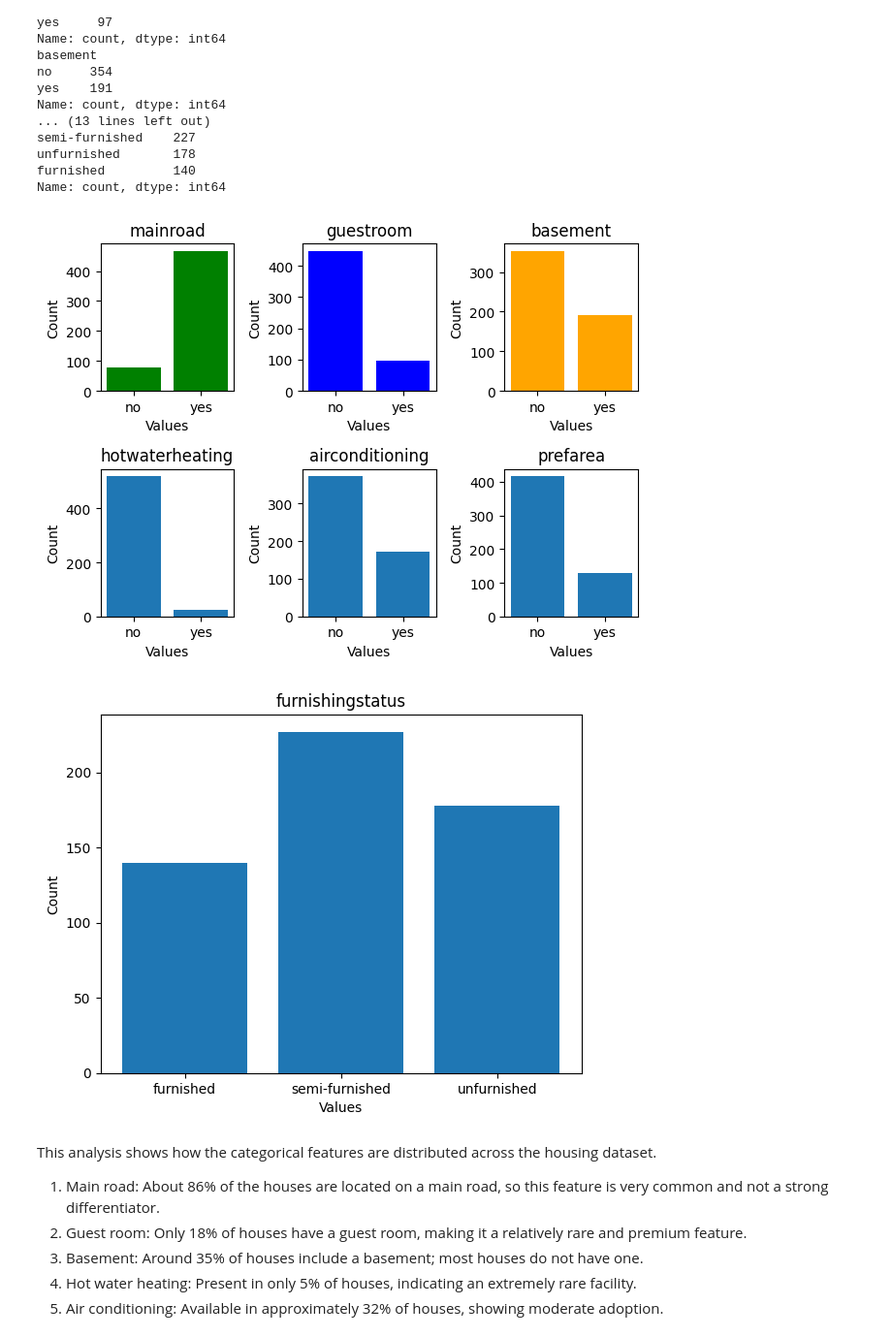
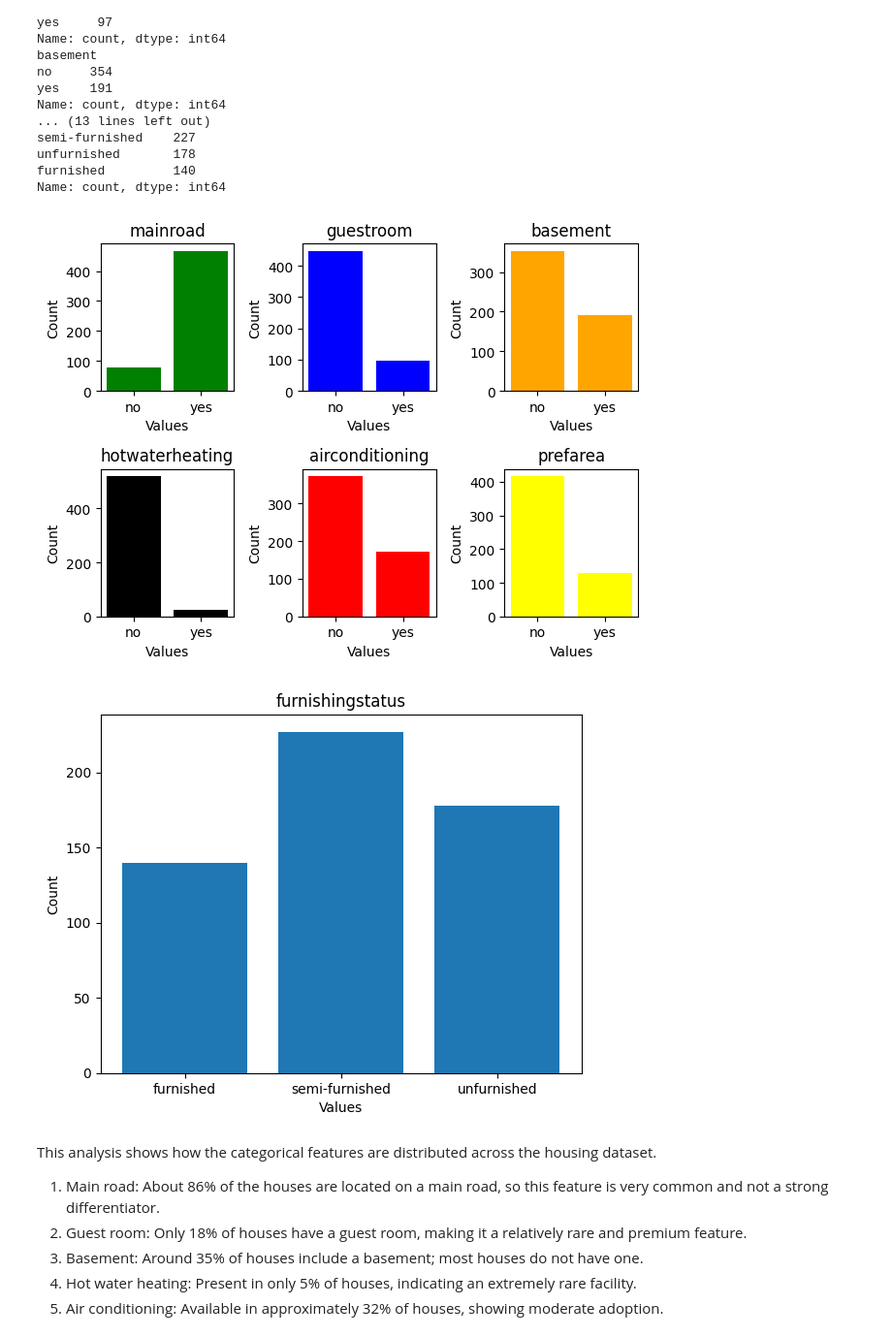
Before and after one commit to Karthic0/data-science-projects, a Jupyter notebook: house price/data science.ipynb, the cells around one changed output. Shown at 97% size. Drawn from its saved outputs; the diff is of its cells as text; code cells hidden in the pictures.

```diff
--- a/house price/data science.ipynb
+++ b/house price/data science.ipynb
@@ -94,37 +94,37 @@ ax[0,1].set_xlabel("Values")
 ax[0,2].bar(df["basement"].value_counts("").sort_index().index,df["basement"].value_counts("").sort_index().values,color = "orange")
 ax[0,2].set_xticks(df["basement"].value_counts("").sort_index().index)
 ax[0,2].set_title("basement")
 ax[0,2].set_ylabel("Count")
 ax[0,2].set_xlabel("Values")
 
-ax[1,0].bar(df["hotwaterheating"].value_counts("").sort_index().index,df["hotwaterheating"].value_counts("").sort_index().values)
+ax[1,0].bar(df["hotwaterheating"].value_counts("").sort_index().index,df["hotwaterheating"].value_counts("").sort_index().values,color = "black")
 ax[1,0].set_xticks(df["hotwaterheating"].value_counts("").sort_index().index)
 ax[1,0].set_title("hotwaterheating")
 ax[1,0].set_ylabel("Count")
 ax[1,0].set_xlabel("Values")
 
-ax[1,1].bar(df["airconditioning"].value_counts("").sort_index().index,df["airconditioning"].value_counts("").sort_index().values)
+ax[1,1].bar(df["airconditioning"].value_counts("").sort_index().index,df["airconditioning"].value_counts("").sort_index().values,color = "red")
 ax[1,1].set_xticks(df["airconditioning"].value_counts("").sort_index().index)
 ax[1,1].set_title("airconditioning")
 ax[1,1].set_ylabel("Count")
 ax[1,1].set_xlabel("Values")
 
-ax[1,2].bar(df["prefarea"].value_counts("").sort_index().index,df["prefarea"].value_counts("").sort_index().values)
+ax[1,2].bar(df["prefarea"].value_counts("").sort_index().index,df["prefarea"].value_counts("").sort_index().values,color = "yellow")
 ax[1,2].set_xticks(df["prefarea"].value_counts("").sort_index().index)
 ax[1,2].set_title("prefarea")
 ax[1,2].set_ylabel("Count")
 ax[1,2].set_xlabel("Values")
 plt.tight_layout()
 plt.show()
 
 plt.bar(df["furnishingstatus"].value_counts("").sort_index().index,df["furnishingstatus"].value_counts("").sort_index().values)
 plt.xticks(df["furnishingstatus"].value_counts("").sort_index().index)
 plt.title("furnishingstatus")
 plt.ylabel("Count")
 plt.xlabel("Values")
 plt.show()
 # %% [output]
-[figure, old version]
+[figure, new version]
 [figure]
 # %% [markdown]
 This analysis shows how the categorical features are distributed across the housing dataset.
```
Also changed, not shown: parts of 6 cells of this notebook.
